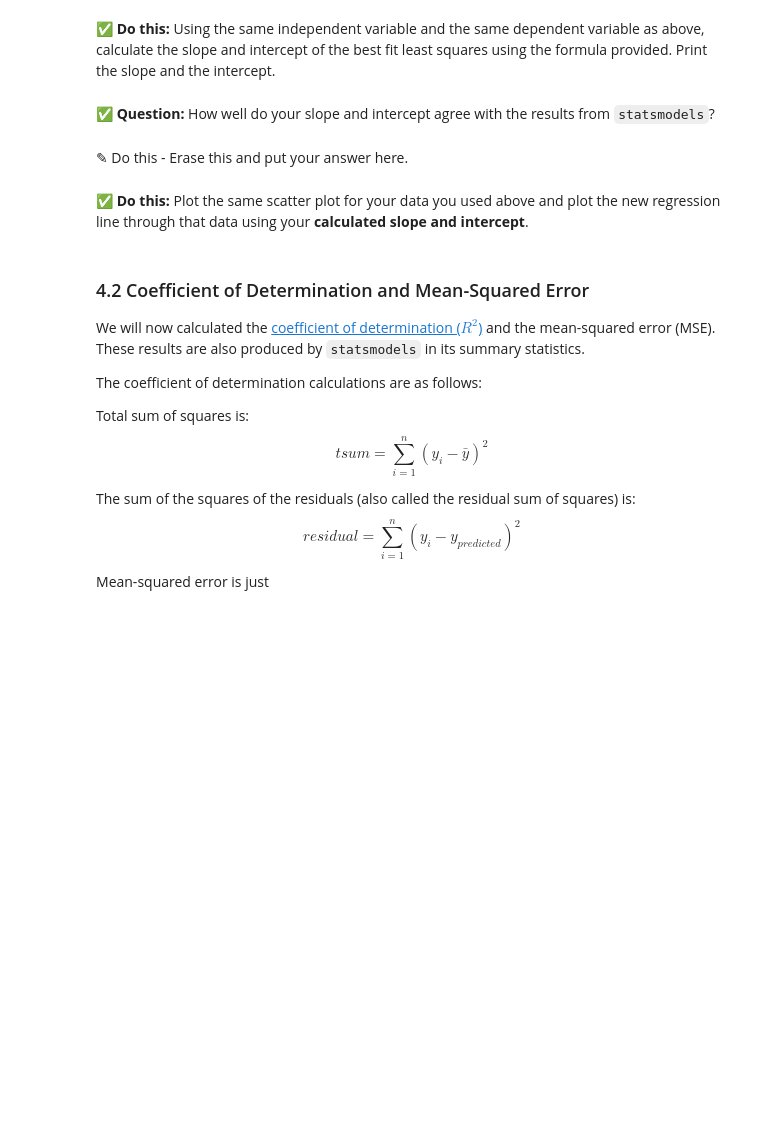
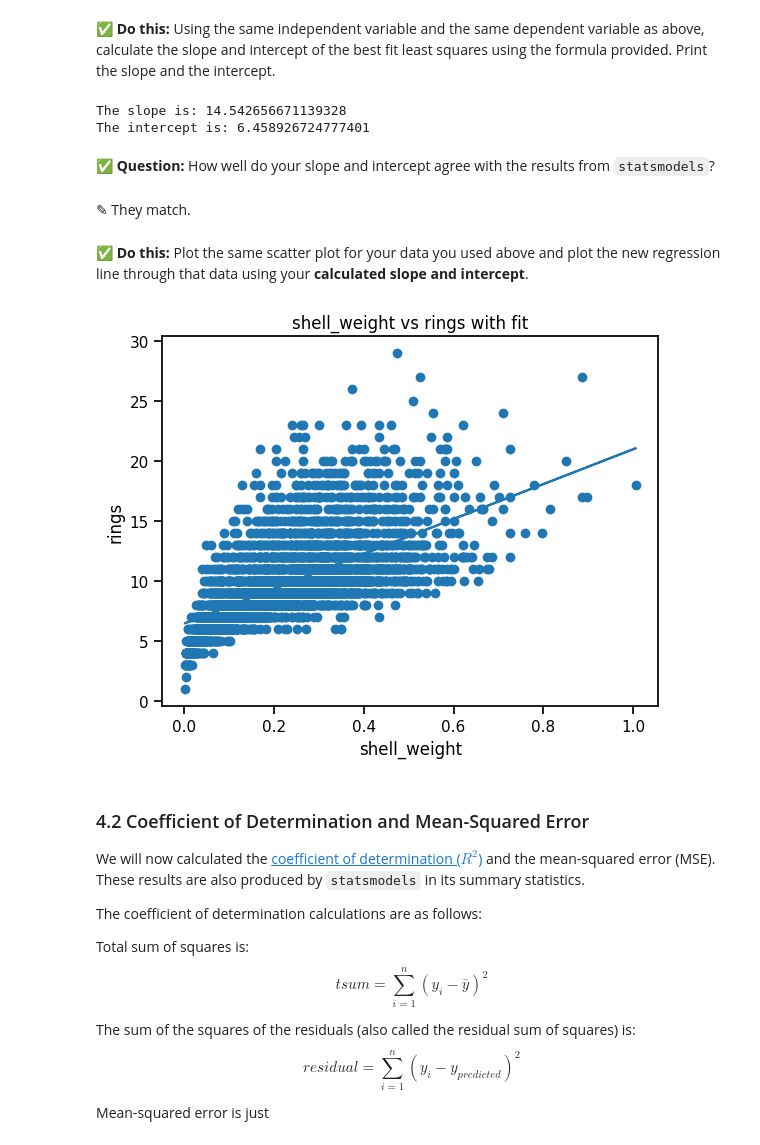
Before and after one commit to Zwillbeast659/CMSE202-f25-turnin, a Jupyter notebook: Day-13/Day-13_In-Class-Regression-STUDENT.ipynb, the cells around one changed output. Drawn from its saved outputs; the diff is of its cells as text; code cells hidden in the pictures; blank space fills up the shorter version.

```diff
--- a/Day-13/Day-13_In-Class-Regression-STUDENT.ipynb
+++ b/Day-13/Day-13_In-Class-Regression-STUDENT.ipynb
@@ -131,0 +146,13 @@ _Look to the pre-class assignment for some hints and check in with your group._
+# %%
+# put your code here
+import statsmodels.api as sm
+
+rings = df['rings']
+shell_weight = df['shell_weight']
+
+x_with_cnst = sm.add_constant(shell_weight)
+
+model_perfect = sm.OLS(rings, x_with_cnst)  # make the model
+results = model_perfect.fit()         # run the OLS fit
+
+print("Intercept and slope are:", results.params)
@@ -208,6 +256,22 @@ $$ intercept = \bar{y} - slope*\bar{x} $$
+# %%
+# put your code here
+y = df['rings'].mean()
+x = df['shell_weight'].mean()
+
+
+numerator = ((df['shell_weight'] - x)*(df['rings'] - y)).sum()
+denominator = ((df['shell_weight'] - x)**2).sum()
+slope = numerator/denominator
+intercept = y - slope*x
+
+print("The slope is:", slope)
+print("The intercept is:", intercept)
+# %% [output]
+The slope is: 14.542656671139328
+The intercept is: 6.458926724777401
 # %% [markdown]
 **&#9989; Question:** How well do your slope and intercept agree with the results from `statsmodels`?
 # %% [markdown]
-<font size=+3>&#9998;</font> Do this - Erase this and put your answer here.
+<font size=+3>&#9998;</font> They match.
 # %% [markdown]
 **&#9989; Do this:**  Plot the same scatter plot for your data you used above and plot the new regression line through that data using your **calculated slope and intercept**.
@@ -216,3 +278,17 @@ $$ intercept = \bar{y} - slope*\bar{x} $$
+# %%
+# put your code here
+x_plot = df['shell_weight']
+y_predict = (slope * x_plot) + intercept
+
+plt.scatter(shell_weight, rings)
+plt.plot(x_plot, y_predict)
+plt.title('shell_weight vs rings with fit')
+plt.xlabel('shell_weight')
+plt.ylabel('rings')
+
+plt.show();
+# %% [output]
+[figure, added]
 # %% [markdown]
 ### 4.2 Coefficient of Determination and Mean-Squared Error
 
```
Also changed, not shown: parts of 30 cells of this notebook, 2 other files.
